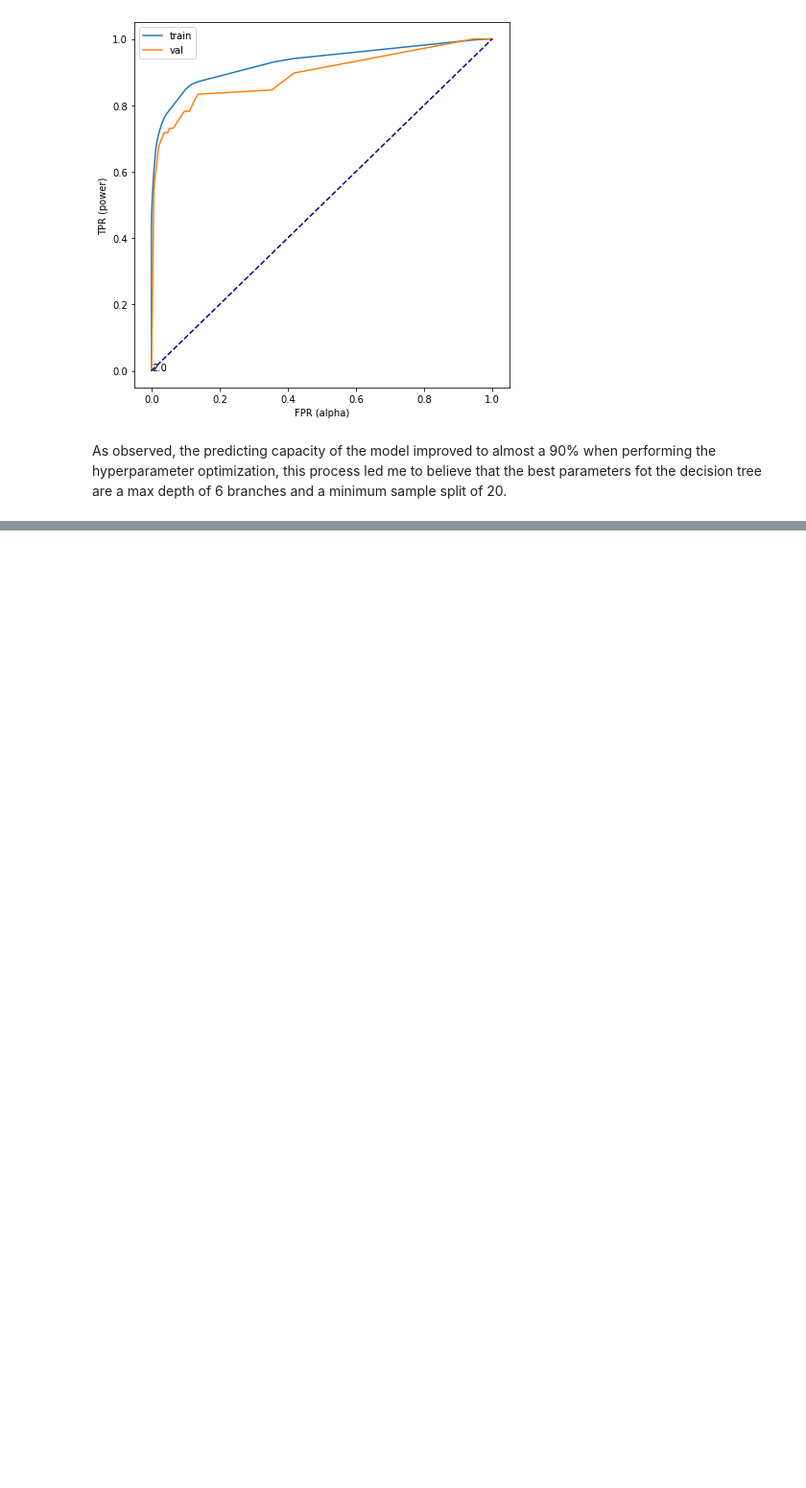
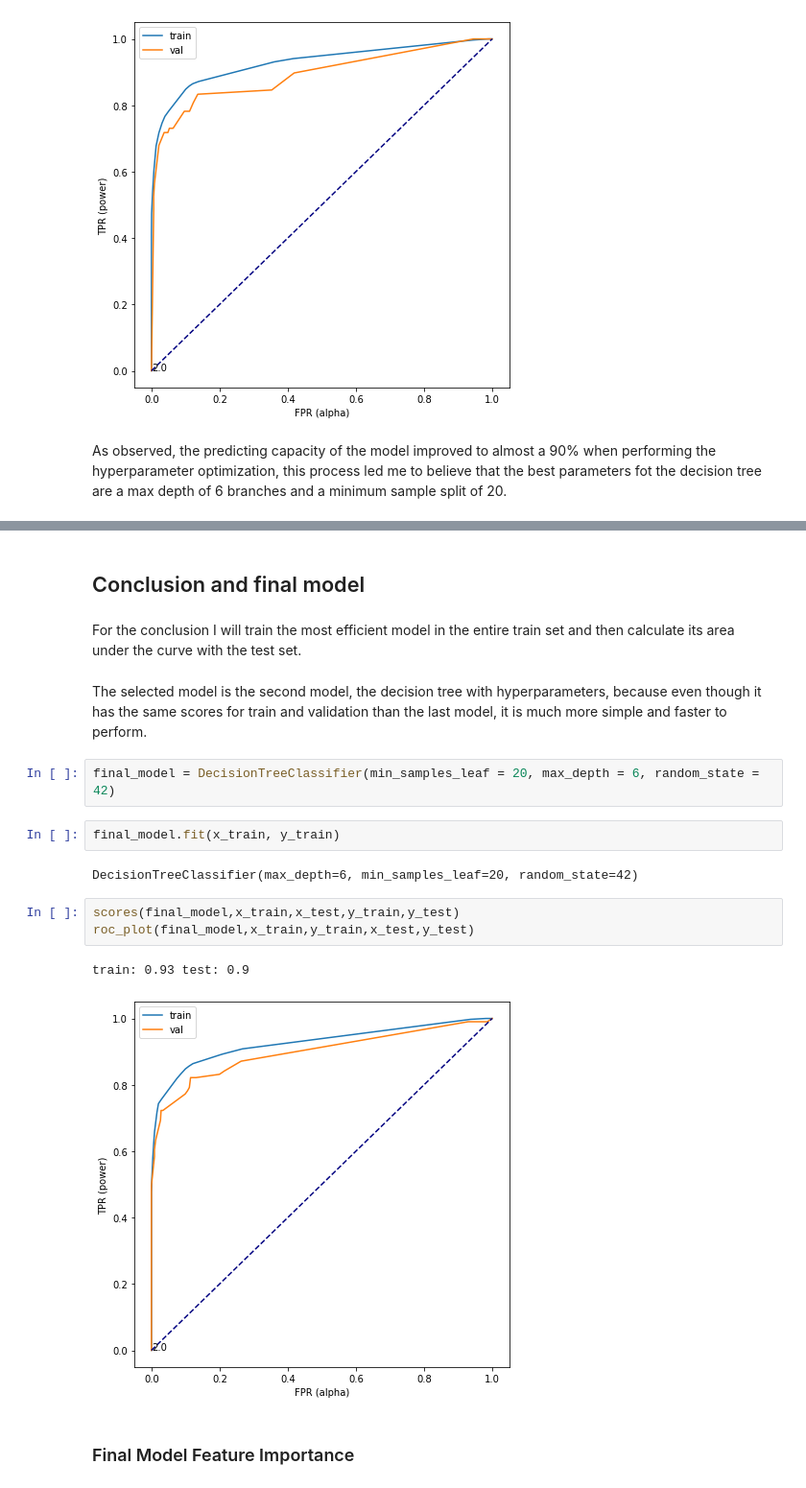
Before and after one commit to javidiez04/Syria_tel_churn, a Jupyter notebook: Notebooks/Analysis.ipynb, the cells around one changed output, grey strips where cells are left out. Shown at 96% size. Cells and saved outputs as stored; diff of their text form; blank space fills up the shorter version.

```diff
--- a/Notebooks/Analysis.ipynb
+++ b/Notebooks/Analysis.ipynb
@@ -160,0 +333,20 @@ x_train_v.head()
+# %% [markdown]
+## Conclusion and final model
+# %% [markdown]
+For the conclusion I will train the most efficient model in the entire train set and then calculate its area under the curve with the test set.
+# %% [markdown]
+The selected model is the second model, the decision tree with hyperparameters, because even though it has the same scores for train and validation than the last model, it is much more simple and faster to perform.
+# %%
+final_model = DecisionTreeClassifier(min_samples_leaf = 20, max_depth = 6, random_state = 42)
+# %%
+final_model.fit(x_train, y_train)
+# %% [output]
+DecisionTreeClassifier(max_depth=6, min_samples_leaf=20, random_state=42)
+# %%
+scores(final_model,x_train,x_test,y_train,y_test)
+roc_plot(final_model,x_train,y_train,x_test,y_test)
+# %% [output]
+train: 0.93 test: 0.9
+[figure, added]
+# %% [markdown]
+### Final Model Feature Importance
```
Also changed, not shown: parts of 29 cells of this notebook.
